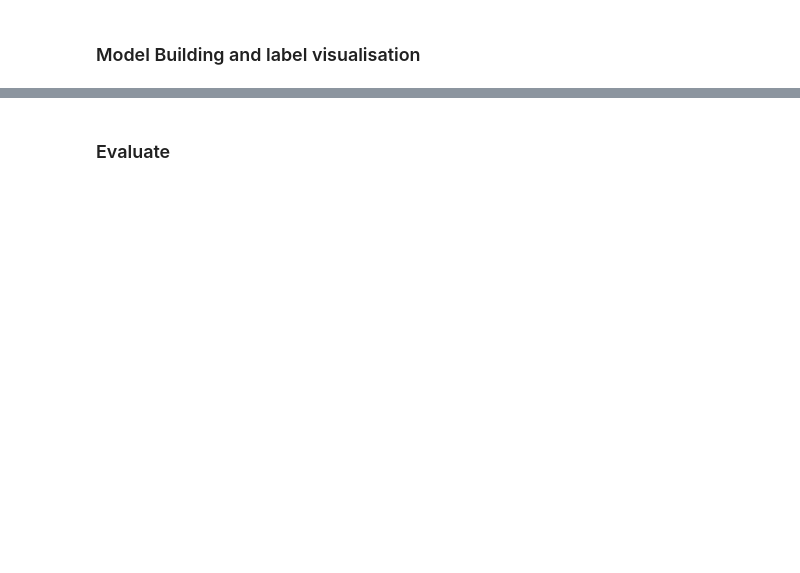
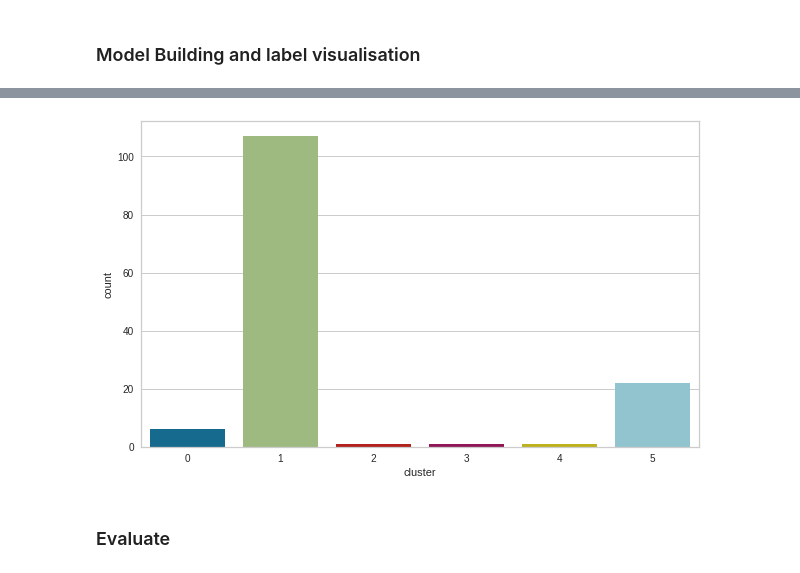
Before and after one commit to bugeki/ML, a Jupyter notebook: military_power_clustering.ipynb, the cells around one changed output, grey strips where cells are left out. Saved outputs shown, nothing was run; the diff lists cells and outputs as text; code cells hidden in the pictures; blank space fills up the shorter version.

```diff
--- a/military_power_clustering.ipynb
+++ b/military_power_clustering.ipynb
@@ -152,2 +500,5 @@ MultiIndex([(     '2020 ranking',                                 'Country'),
 # %% [markdown]
 ### Model Building and label visualisation
+# %%
+model = KMeans(n_clusters =6, random_state=42)
+model.fit_predict(X)
@@ -154,2 +523,8 @@ MultiIndex([(     '2020 ranking',                                 'Country'),
+# %%
+df['cluster']=model.labels_
+# %%
+sns.countplot(x = df.cluster);
+# %% [output]
+[figure, added]
 # %% [markdown]
 ### Evaluate
```
Also changed, not shown: parts of 50 cells of this notebook.
